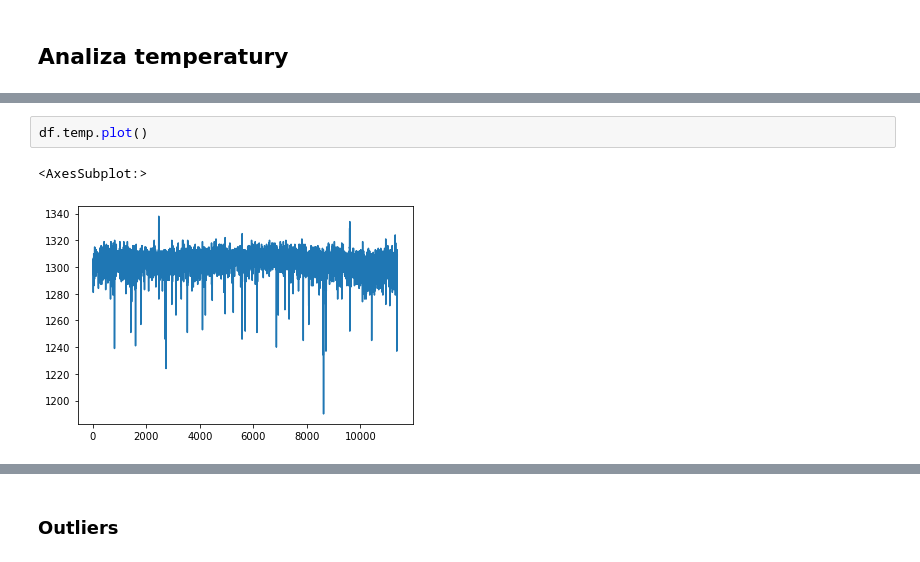
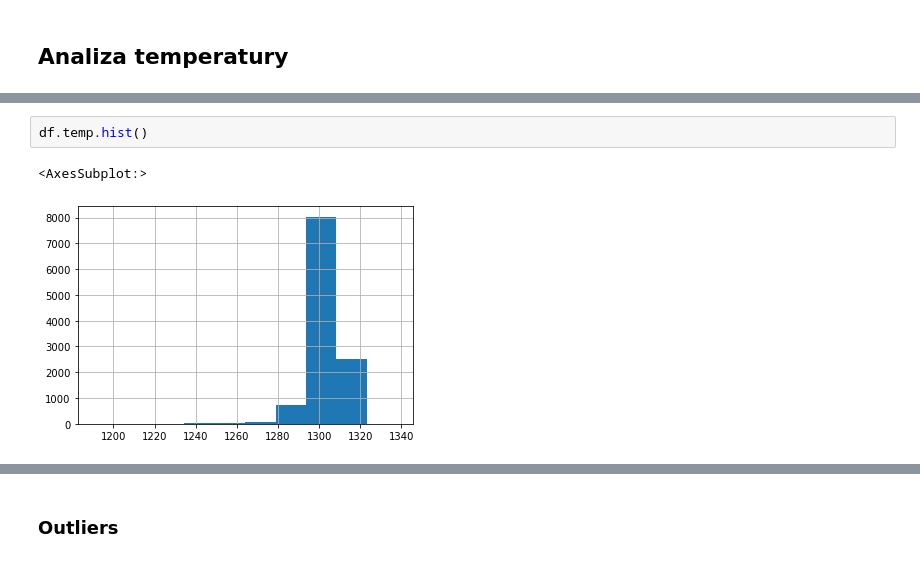
Before and after one commit to jkarolczak/cu-valley-hack-2022-slag-temperature, a Jupyter notebook: analysis.ipynb, the cells around one changed output, grey strips where cells are left out. Cells and saved outputs as stored; diff of their text form.

```diff
--- a/analysis.ipynb
+++ b/analysis.ipynb
@@ -45,7 +45,7 @@ min       1190.000000
 max       1338.000000
 Name: temp, dtype: float64
 # %%
-df.temp.plot()
+df.temp.hist()
 # %% [output]
 <AxesSubplot:>
-[figure, old version]
+[figure, new version]
```
Also changed, not shown: parts of 35 cells of this notebook.
